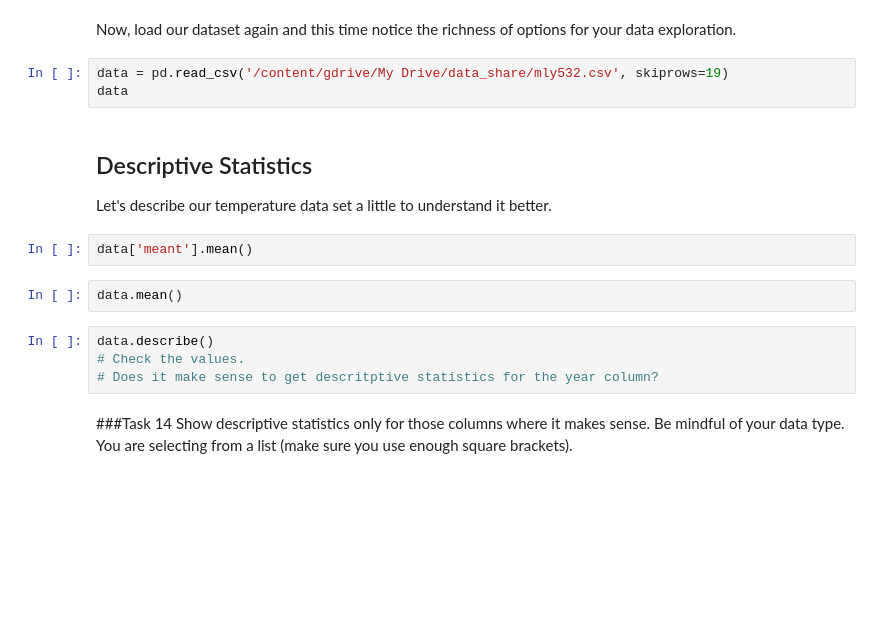
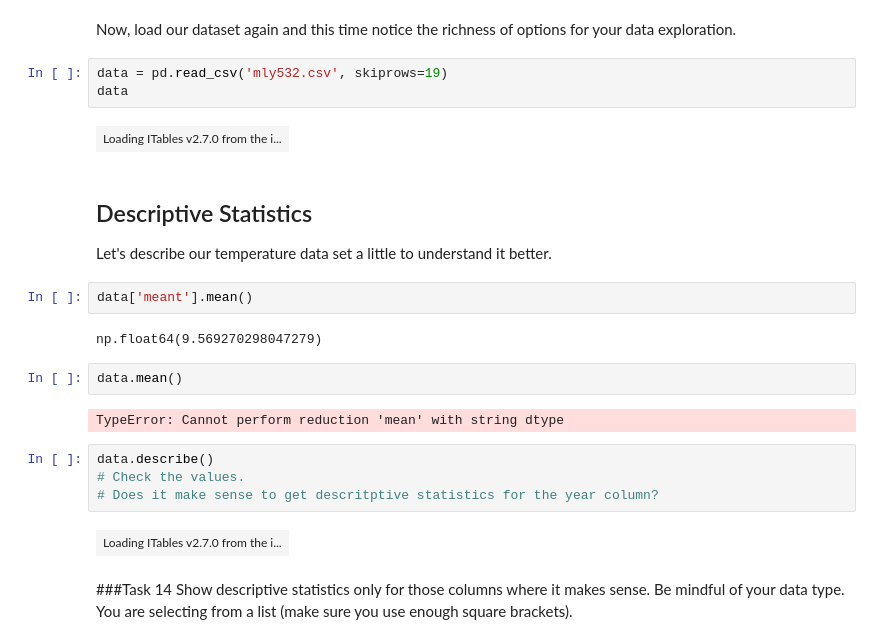
Before and after one commit to nexusls22/Notebooks_ML, a Jupyter notebook: ML_Lab01.ipynb, the cells around one changed output. Saved outputs shown, nothing was run; the diff lists cells and outputs as text; blank space fills up the shorter version.

```diff
--- a/ML_Lab01.ipynb
+++ b/ML_Lab01.ipynb
@@ -452,19 +539,27 @@ data_table.enable_dataframe_formatter()
 # %% [markdown]
 Now, load our dataset again and this time notice the richness of options for your data exploration.
 # %%
-data = pd.read_csv('/content/gdrive/My Drive/data_share/mly532.csv', skiprows=19)
+data = pd.read_csv('mly532.csv', skiprows=19)
 data
+# %% [output]
+| Loading ITables v2.7.0 from the i... |
 # %% [markdown]
 ## Descriptive Statistics
 Let's describe our temperature data set a little to understand it better.
 # %%
 data['meant'].mean()
+# %% [output]
+np.float64(9.569270298047279)
 # %%
 data.mean()
+# %% [output]
+TypeError: Cannot perform reduction 'mean' with string dtype
 # %%
 data.describe()
 # Check the values.
 # Does it make sense to get descritptive statistics for the year column?
+# %% [output]
+| Loading ITables v2.7.0 from the i... |
 # %% [markdown]
 ###Task 14
 Show descriptive statistics only for those columns where it makes sense. Be mindful of your data type. You are selecting from a list (make sure you use enough square brackets).
```
Also changed, not shown: parts of 23 cells of this notebook, 2 other files.
